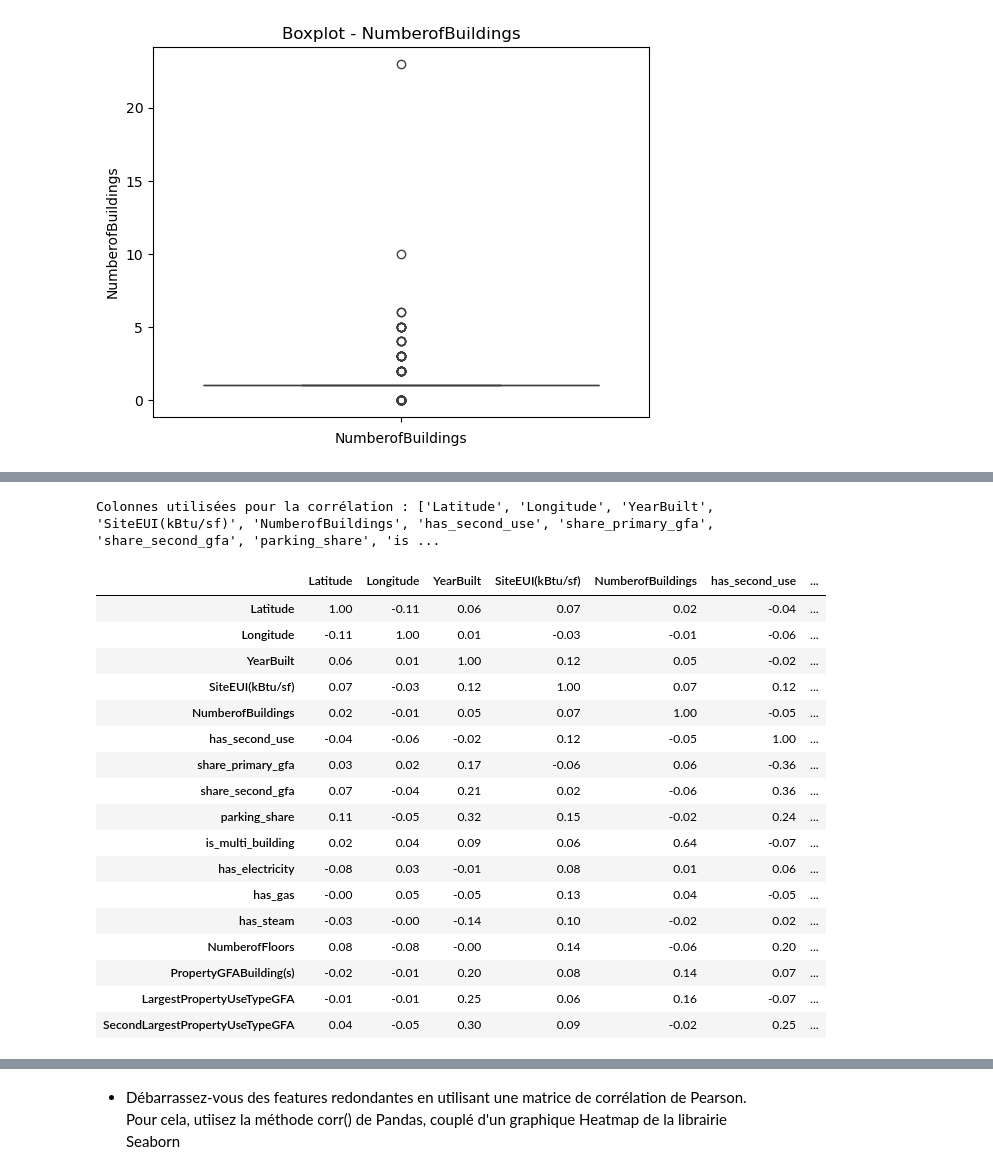
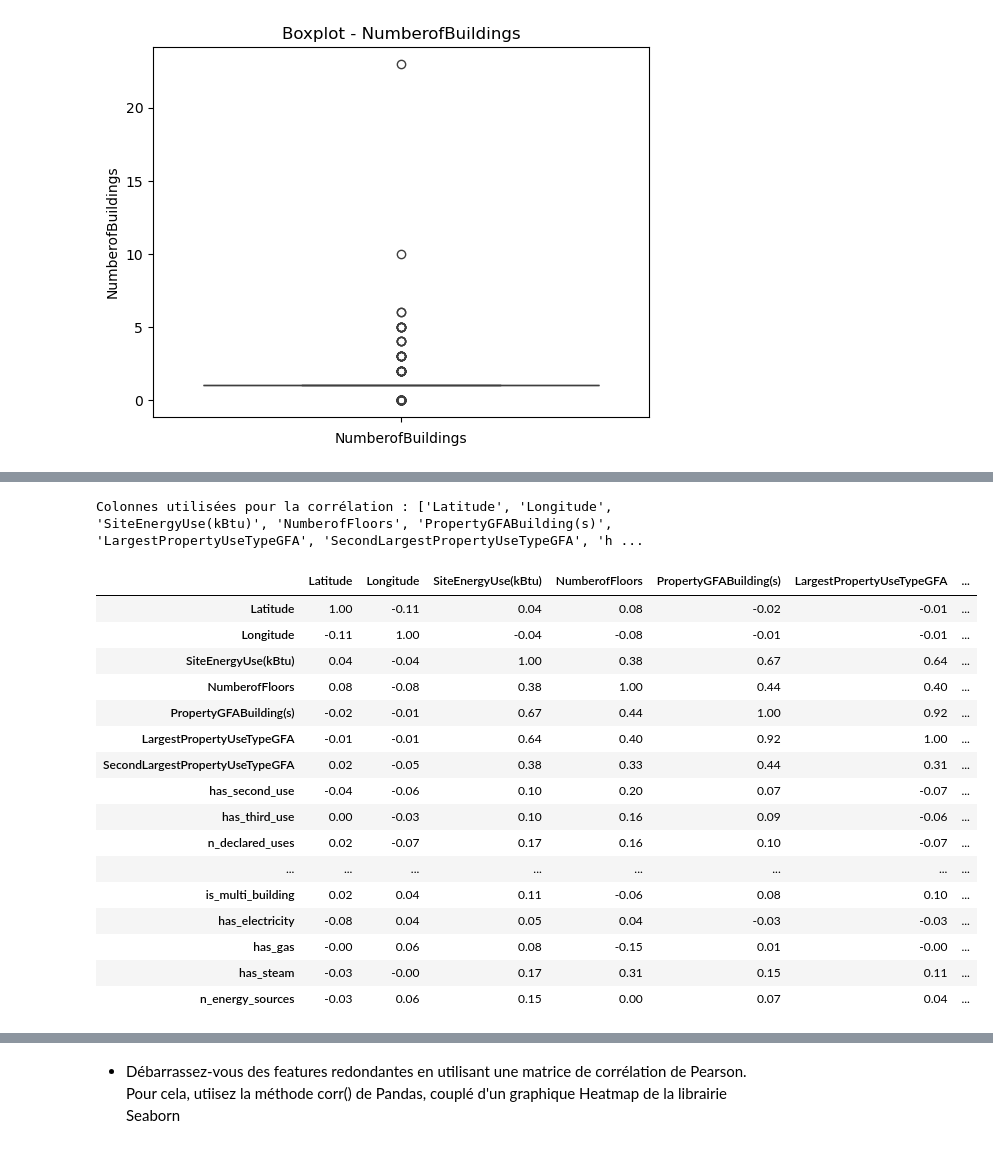
Before and after one commit to EthanChmt/Anticipez-les-besoins-en-consommations-de-batiments_, a Jupyter notebook: Notebooks/Notebook_2_preparation_feature.ipynb, the cells around one changed output, grey strips where cells are left out. Saved outputs shown, nothing was run; the diff lists cells and outputs as text; code cells hidden in the pictures.

```diff
--- a/Notebooks/Notebook_2_preparation_feature.ipynb
+++ b/Notebooks/Notebook_2_preparation_feature.ipynb
@@ -36,3 +22,3 @@ from sklearn.ensemble import RandomForestRegressor
 # %%
-building_consumption_anexplo = pd.read_csv("building_consumption_anexplo.csv")
+data_etape_1_clean = pd.read_csv(r"C:\Users\ethan\OpenClassroom\Projet_2\Projet\Anticipez_les_besoins_\Fichiers\data_etape_1_clean.csv")
 # %%
@@ -138,7 +151,6 @@ dtype: object
 # %%
-building_consumption_anexplo["CouncilDistrictCode"] = building_consumption_anexplo["CouncilDistrictCode"].astype("string")
-building_consumption_anexplo["ZipCode"] = building_consumption_anexplo["ZipCode"].astype("Int64").astype("string")
-building_consumption_anexplo["NumberofBuildings"] = building_consumption_anexplo["NumberofBuildings"].astype("Int64")
+data_etape_1_clean["CouncilDistrictCode"] = data_etape_1_clean["CouncilDistrictCode"].astype("string")
+data_etape_1_clean["NumberofBuildings"] = data_etape_1_clean["NumberofBuildings"].astype("Int64")
 
-print(building_consumption_anexplo.columns.tolist())
+print(data_etape_1_clean.columns.tolist())
 # %% [output]
@@ -163,7 +175,7 @@ NumberofBuildings
 5       7
 Name: count, dtype: Int64
 # %%
-s = building_consumption_anexplo["NumberofBuildings"].dropna()
+s = data_etape_1_clean["NumberofBuildings"].dropna()
 
 plt.figure()
 sns.boxplot(y=s)
@@ -171,19 +183,24 @@ plt.xlabel("NumberofBuildings")
 plt.title("Boxplot - NumberofBuildings")
 plt.show()
 
-building_consumption_anexplo.loc[building_consumption_anexplo["NumberofBuildings"] == 0, "NumberofBuildings"] = 1
+data_etape_1_clean.loc[data_etape_1_clean["NumberofBuildings"] == 0, "NumberofBuildings"] = 1
 # %% [output]
 [figure]
 # %%
-display(building_consumption_anexplo.columns)
+display(data_etape_1_clean.columns)
 
 colonnes_autorisees = [
     "Latitude",
     "Longitude",
     "YearBuilt",
-    "SiteEUI(kBtu/sf)",
-    "NumberofBuildings",
+    "SiteEnergyUse(kBtu)",
+    "NumberofFloors",
+    "PropertyGFABuilding(s)",
+    "LargestPropertyUseTypeGFA",
+    "SecondLargestPropertyUseTypeGFA",
     "has_second_use",
+    "has_third_use",
+    "n_declared_uses",
     "share_primary_gfa",
     "share_second_gfa",
     "parking_share",
@@ -191,16 +208,12 @@ colonnes_autorisees = [
     "has_electricity",
     "has_gas",
     "has_steam",
-    "NumberofFloors",
-    "PropertyGFABuilding(s)",
-    "LargestPropertyUseTypeGFA",
-    "SecondLargestPropertyUseTypeGFA",
+    "n_energy_sources",
 ]
-
-cols = [c for c in colonnes_autorisees if c in building_consumption_anexplo.columns]
-cols = [c for c in cols if building_consumption_anexplo[c].dtype.kind in "if"]
-corr = building_consumption_anexplo[cols].corr(method="pearson").round(2)
+cols = [c for c in colonnes_autorisees if c in data_etape_1_clean.columns]
+cols = [c for c in cols if data_etape_1_clean[c].dtype.kind in "if"]
+corr = data_etape_1_clean[cols].corr(method="pearson").round(2)
 print("Colonnes utilisées pour la corrélation :", cols)
 display(corr)
-display(building_consumption_anexplo["NumberofBuildings"])
+display(data_etape_1_clean["NumberofBuildings"])
 # %% [output]
@@ -216,23 +231,22 @@ Index(['BuildingType', 'PrimaryPropertyType', 'Address', 'ZipCode',
       dtype='object')
-Colonnes utilisées pour la corrélation : ['Latitude', 'Longitude', 'YearBuilt', 'SiteEUI(kBtu/sf)', 'NumberofBuildings', 'has_second_use', 'share_primary_gfa', 'share_second_gfa', 'parking_share', 'is ...
+Colonnes utilisées pour la corrélation : ['Latitude', 'Longitude', 'SiteEnergyUse(kBtu)', 'NumberofFloors', 'PropertyGFABuilding(s)', 'LargestPropertyUseTypeGFA', 'SecondLargestPropertyUseTypeGFA', 'h ...
-|  | Latitude | Longitude | YearBuilt | SiteEUI(kBtu/sf) | NumberofBuildings | has_second_use | ... |
-| Latitude | 1.00 | -0.11 | 0.06 | 0.07 | 0.02 | -0.04 | ... |
-| Longitude | -0.11 | 1.00 | 0.01 | -0.03 | -0.01 | -0.06 | ... |
-| YearBuilt | 0.06 | 0.01 | 1.00 | 0.12 | 0.05 | -0.02 | ... |
-| SiteEUI(kBtu/sf) | 0.07 | -0.03 | 0.12 | 1.00 | 0.07 | 0.12 | ... |
-| NumberofBuildings | 0.02 | -0.01 | 0.05 | 0.07 | 1.00 | -0.05 | ... |
-| has_second_use | -0.04 | -0.06 | -0.02 | 0.12 | -0.05 | 1.00 | ... |
-| share_primary_gfa | 0.03 | 0.02 | 0.17 | -0.06 | 0.06 | -0.36 | ... |
-| share_second_gfa | 0.07 | -0.04 | 0.21 | 0.02 | -0.06 | 0.36 | ... |
-| parking_share | 0.11 | -0.05 | 0.32 | 0.15 | -0.02 | 0.24 | ... |
-| is_multi_building | 0.02 | 0.04 | 0.09 | 0.06 | 0.64 | -0.07 | ... |
-| has_electricity | -0.08 | 0.03 | -0.01 | 0.08 | 0.01 | 0.06 | ... |
-| has_gas | -0.00 | 0.05 | -0.05 | 0.13 | 0.04 | -0.05 | ... |
-| has_steam | -0.03 | -0.00 | -0.14 | 0.10 | -0.02 | 0.02 | ... |
-| NumberofFloors | 0.08 | -0.08 | -0.00 | 0.14 | -0.06 | 0.20 | ... |
-| PropertyGFABuilding(s) | -0.02 | -0.01 | 0.20 | 0.08 | 0.14 | 0.07 | ... |
-| LargestPropertyUseTypeGFA | -0.01 | -0.01 | 0.25 | 0.06 | 0.16 | -0.07 | ... |
-| SecondLargestPropertyUseTypeGFA | 0.04 | -0.05 | 0.30 | 0.09 | -0.02 | 0.25 | ... |
+|  | Latitude | Longitude | SiteEnergyUse(kBtu) | NumberofFloors | PropertyGFABuilding(s) | LargestPropertyUseTypeGFA | ... |
+| Latitude | 1.00 | -0.11 | 0.04 | 0.08 | -0.02 | -0.01 | ... |
+| Longitude | -0.11 | 1.00 | -0.04 | -0.08 | -0.01 | -0.01 | ... |
+| SiteEnergyUse(kBtu) | 0.04 | -0.04 | 1.00 | 0.38 | 0.67 | 0.64 | ... |
+| NumberofFloors | 0.08 | -0.08 | 0.38 | 1.00 | 0.44 | 0.40 | ... |
+| PropertyGFABuilding(s) | -0.02 | -0.01 | 0.67 | 0.44 | 1.00 | 0.92 | ... |
+| LargestPropertyUseTypeGFA | -0.01 | -0.01 | 0.64 | 0.40 | 0.92 | 1.00 | ... |
+| SecondLargestPropertyUseTypeGFA | 0.02 | -0.05 | 0.38 | 0.33 | 0.44 | 0.31 | ... |
+| has_second_use | -0.04 | -0.06 | 0.10 | 0.20 | 0.07 | -0.07 | ... |
+| has_third_use | 0.00 | -0.03 | 0.10 | 0.16 | 0.09 | -0.06 | ... |
+| n_declared_uses | 0.02 | -0.07 | 0.17 | 0.16 | 0.10 | -0.07 | ... |
+| ... | ... | ... | ... | ... | ... | ... | ... |
+| is_multi_building | 0.02 | 0.04 | 0.11 | -0.06 | 0.08 | 0.10 | ... |
+| has_electricity | -0.08 | 0.04 | 0.05 | 0.04 | -0.03 | -0.03 | ... |
+| has_gas | -0.00 | 0.06 | 0.08 | -0.15 | 0.01 | -0.00 | ... |
+| has_steam | -0.03 | -0.00 | 0.17 | 0.31 | 0.15 | 0.11 | ... |
+| n_energy_sources | -0.03 | 0.06 | 0.15 | 0.00 | 0.07 | 0.04 | ... |
 0       1
 1       1
 2       1
```
Also changed, not shown: parts of 17 cells of this notebook, 2 other files.
